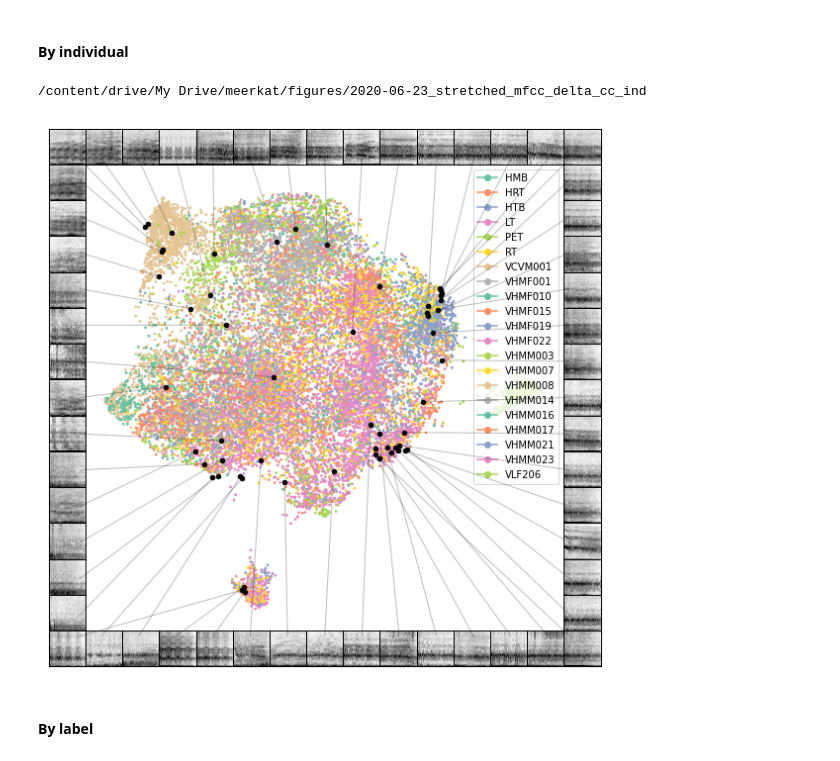
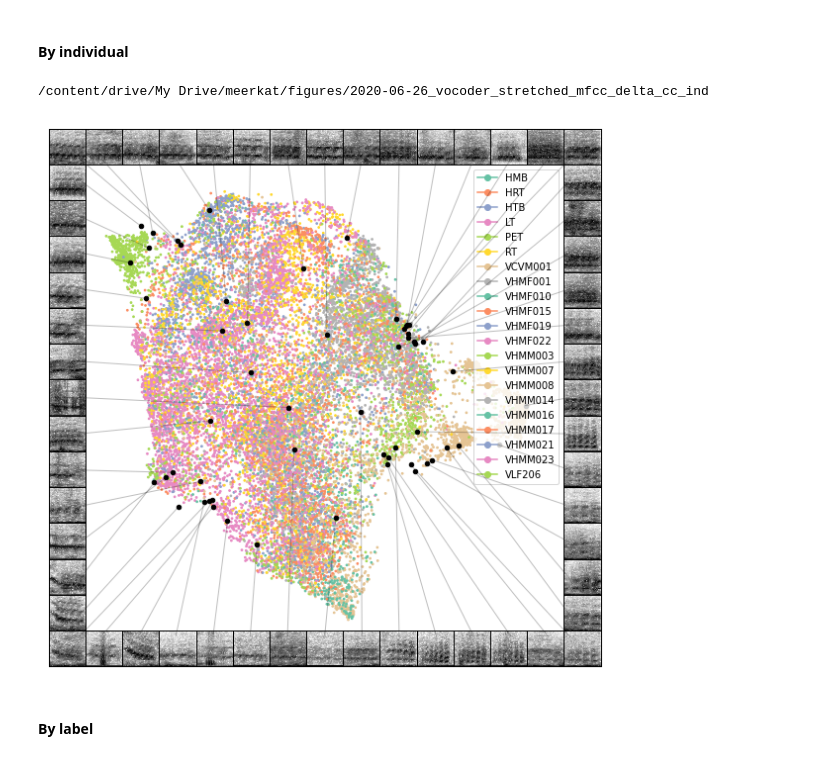
Before and after one commit to marathomas/meerkat, a Jupyter notebook: meerkat_preprocessing.ipynb, the cells around one changed output. Cells and saved outputs as stored; diff of their text form; code cells hidden in the pictures.

```diff
--- a/meerkat_preprocessing.ipynb
+++ b/meerkat_preprocessing.ipynb
@@ -700,5 +776,5 @@ method='mfcc'
 # %%
 #c) Using stretched MFCCs:
 specs = spec_df.stretched_mfccs.values
-method='stretched_mfcc'
-#method='vocoder_stretched_mfcc'
+#method='stretched_mfcc'
+method='vocoder_stretched_mfcc'
@@ -721,13 +787,6 @@ specs_arr = np.asarray(flattened_specs)
 
 spectro_data = StandardScaler().fit_transform(pd.DataFrame(specs_arr))
 data = spectro_data
-# %%
-# stretched
-flattened_specs = [spec.flatten() for spec in specs]
-specs_arr = np.asarray(flattened_specs)
-
-spectro_data = StandardScaler().fit_transform(pd.DataFrame(specs_arr))
-data = spectro_data
 # %% [markdown]
 **Optional: Include deltas in feature vector**
 # %% [markdown]
@@ -752,12 +811,6 @@ flattened_deltas = [pad_spectro(delta, maxlen).flatten() for delta in deltas]
 deltas_arr = np.asarray(flattened_deltas)
 
 delta_data = StandardScaler().fit_transform(pd.DataFrame(deltas_arr))
-# %%
-# for stretched
-flattened_deltas = [delta.flatten() for delta in deltas]
-deltas_arr = np.asarray(flattened_deltas)
-
-delta_data = StandardScaler().fit_transform(pd.DataFrame(deltas_arr))
 # %% [markdown]
 Concatenate:
 # %%
@@ -792,36 +849,36 @@ specs = spec_df.stretched_spectrograms.values
 scatter_spec(
     z,
     specs,
     column_size=15,
     #x_range = [-5.5,7],
     #y_range = [-10,10],
     pal_color="hls",
     color_points=False,
     enlarge_points=20,
     figsize=(10, 10),
     scatter_kwargs = {
         'labels': spec_df.indv.values,
         'alpha':1.0,
         's': 3,
         "color_palette": 'Set2',
         'show_legend': True
     },
     matshow_kwargs = {
         'cmap': plt.cm.Greys
     },
     line_kwargs = {
         'lw':1,
         'ls':"solid",
         'alpha':0.25,
     },
     draw_lines=True
 );
 plot_name = FIGURES+datetime.datetime.today().strftime('%Y-%m-%d')+'_'+method+'_'+dftype+'_ind'
-#save_fig(plot_name, dpi=300, save_jpg=True)
+save_fig(plot_name, dpi=300, save_jpg=True)
 print(plot_name)
 # %% [output]
-/content/drive/My Drive/meerkat/figures/2020-06-23_stretched_mfcc_delta_cc_ind
+/content/drive/My Drive/meerkat/figures/2020-06-26_vocoder_stretched_mfcc_delta_cc_ind
-[figure, old version]
+[figure, new version]
 # %% [markdown]
 #### By label
 # %%
```
Also changed, not shown: parts of 18 cells of this notebook.
